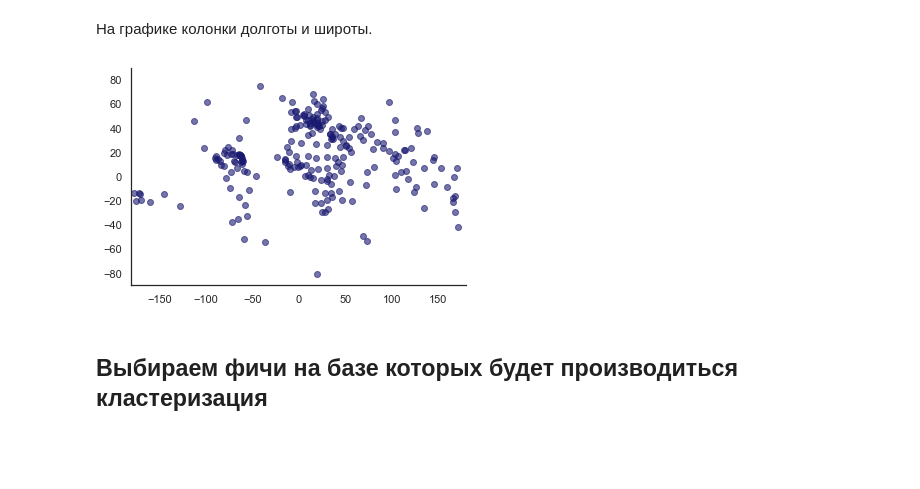
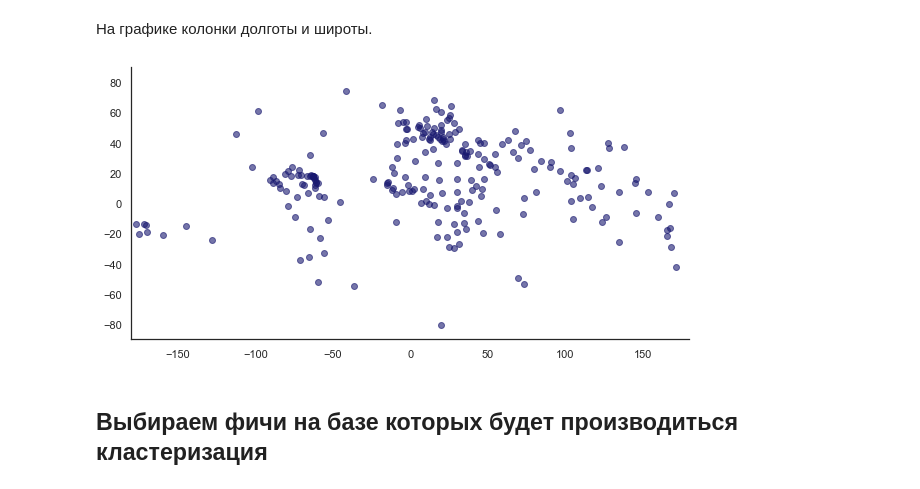
Before and after one commit to arl9kin/Python_data, a Jupyter notebook: ML/cluster/A Simple Example of Clustering.ipynb, the cells around one changed output. Saved outputs shown, nothing was run; the diff lists cells and outputs as text; code cells hidden in the pictures; blank space fills up the shorter version.

Commit message:
change size of plots

```diff
--- a/ML/cluster/A Simple Example of Clustering.ipynb
+++ b/ML/cluster/A Simple Example of Clustering.ipynb
@@ -36,16 +36,17 @@ data = raw.copy()
 На графике колонки долготы и широты.
 # %%
 sns.set_style('white')
+plt.figure(figsize = (10,5))
 plt.scatter(data['Longitude'],
             data['Latitude'],
             alpha = 0.6,
             color = 'midnightblue')
 plt.ylim(-90,90)
 plt.xlim(-180,180)
 sns.despine()
 plt.show()
 # %% [output]
-[figure, old version]
+[figure, new version]
 # %% [markdown]
 ## Выбираем фичи на базе которых будет производиться кластеризация
 # %% [markdown]
```
